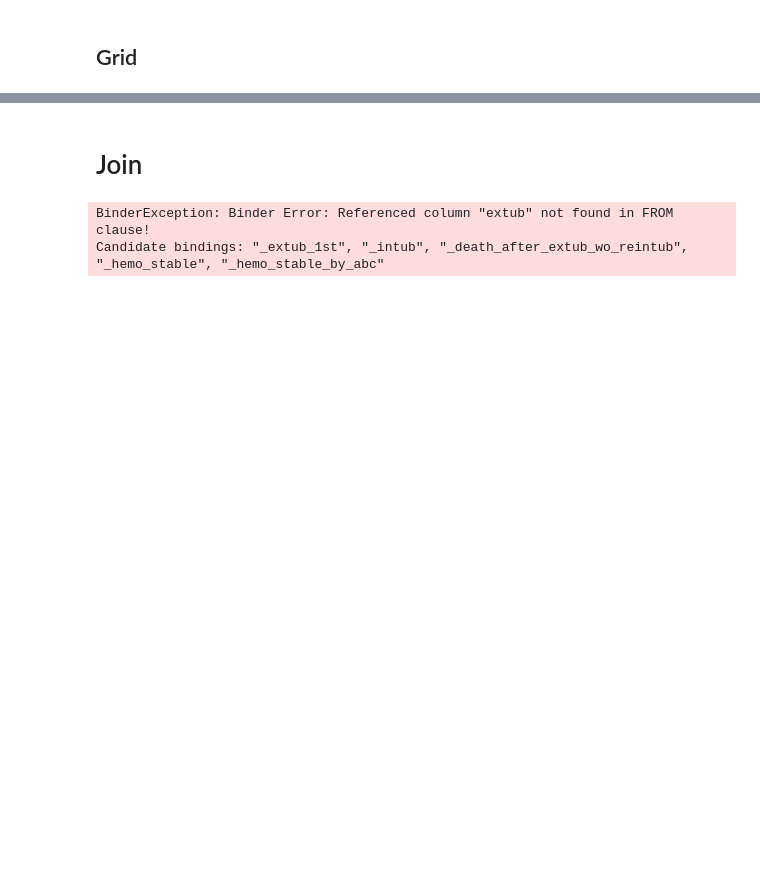
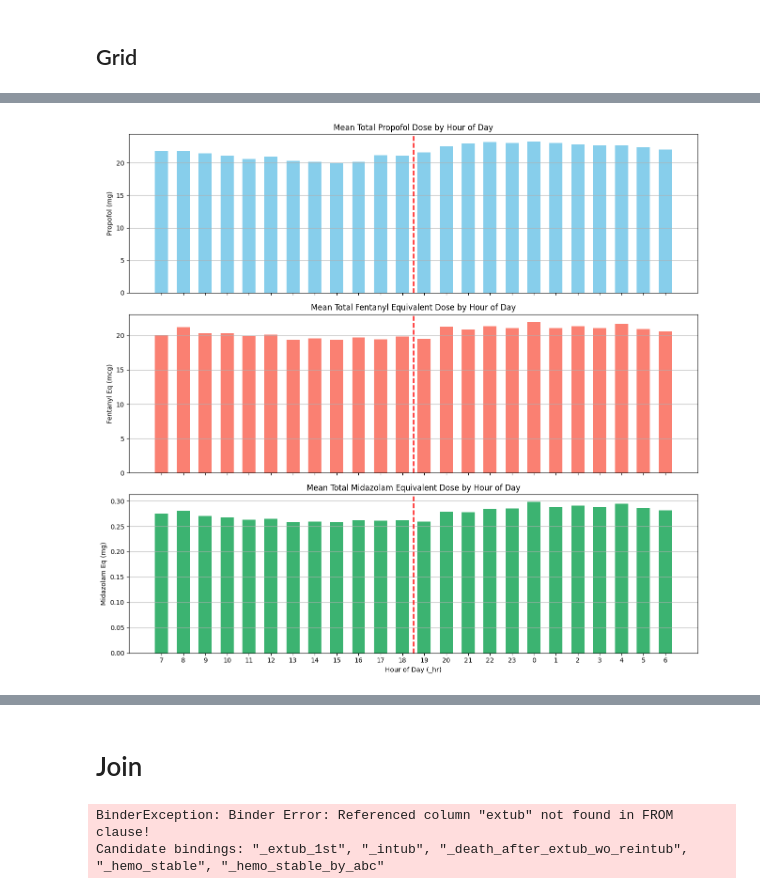
Before and after one commit to Common-Longitudinal-ICU-data-Format/CLIF-epi-of-sedation, a Jupyter notebook: code/sedation_sbt.ipynb, the cells around one changed output, grey strips where cells are left out. Drawn from its saved outputs; the diff is of its cells as text; code cells hidden in the pictures; blank space fills up the shorter version.

Commit message:
feat(sed): add viz of total dose by hr of day

```diff
--- a/code/sedation_sbt.ipynb
+++ b/code/sedation_sbt.ipynb
@@ -628,0 +765,80 @@ Query executed successfully.
+# %%
+q = """
+FROM sed_dose_by_hr
+SELECT _hr
+    , propofol_mg: AVG(propofol_mg_total)
+    , _fentanyl_eq_mcg: AVG(_fentanyl_eq_mcg_total)
+    , _midazolam_eq_mg: AVG(_midazolam_eq_mg_total)
+GROUP BY _hr
+ORDER BY _hr
+"""
+sed_dose_by_hr_of_day = duckdb.sql(q).df()
+# %%
+import matplotlib.pyplot as plt
+import numpy as np
+
+# Extract variables for plotting
+hours = sed_dose_by_hr_of_day['_hr']
+propofol = sed_dose_by_hr_of_day['propofol_mg']
+fentanyl_eq = sed_dose_by_hr_of_day['_fentanyl_eq_mcg']
+midazolam_eq = sed_dose_by_hr_of_day['_midazolam_eq_mg']
+
+# Reorder so that x-axis goes from 7,8,...,23,0,1,...,6
+desired_order = list(range(7, 24)) + list(range(0, 7))
+hours_ordered = []
+propofol_ordered = []
+fentanyl_eq_ordered = []
+midazolam_eq_ordered = []
+
+for h in desired_order:
+    if h in list(hours):
+        idx = list(hours).index(h)
+        hours_ordered.append(hours.iloc[idx])
+        propofol_ordered.append(propofol.iloc[idx])
+        fentanyl_eq_ordered.append(fentanyl_eq.iloc[idx])
+        midazolam_eq_ordered.append(midazolam_eq.iloc[idx])
+
+hours_ordered = np.array(hours_ordered)
+propofol_ordered = np.array(propofol_ordered)
+fentanyl_eq_ordered = np.array(fentanyl_eq_ordered)
+midazolam_eq_ordered = np.array(midazolam_eq_ordered)
+
+fig, axs = plt.subplots(3, 1, figsize=(13, 12), sharex=True)
+
+x = np.arange(len(hours_ordered))
+bar_width = 0.6
+
+# Propofol
+axs[0].bar(x, propofol_ordered, color='skyblue', width=bar_width)
+axs[0].set_ylabel('Propofol (mg)')
+axs[0].set_title('Mean Total Propofol Dose by Hour of Day')
+axs[0].grid(True, axis='y')
+
+# Fentanyl Eq
+axs[1].bar(x, fentanyl_eq_ordered, color='salmon', width=bar_width)
+axs[1].set_ylabel('Fentanyl Eq (mcg)')
+axs[1].set_title('Mean Total Fentanyl Equivalent Dose by Hour of Day')
+axs[1].grid(True, axis='y')
+
+# Midazolam Eq
+axs[2].bar(x, midazolam_eq_ordered, color='mediumseagreen', width=bar_width)
+axs[2].set_ylabel('Midazolam Eq (mg)')
+axs[2].set_title('Mean Total Midazolam Equivalent Dose by Hour of Day')
+axs[2].set_xlabel('Hour of Day (_hr)')
+axs[2].grid(True, axis='y')
+
+# Add cutoff lines at _hr=7 and _hr=19 to each axis (find their positions in the reordered hours)
+for ax in axs:
+    for cutoff in [19]:
+        if cutoff in hours_ordered:
+            cutoff_pos = np.where(hours_ordered == cutoff)[0][0]
+            ax.axvline(cutoff_pos - 0.5, color='red', linestyle='--', linewidth=2, alpha=0.8)
+        else:
+            insert_pos = np.searchsorted(hours_ordered, cutoff)
+            ax.axvline(insert_pos - 0.5, color='red', linestyle='--', linewidth=2, alpha=0.8)
+
+plt.xticks(x, hours_ordered.astype(int))
+plt.tight_layout()
+plt.show()
+# %% [output]
+[figure, added]
```
Also changed, not shown: parts of 21 cells of this notebook, 1 other file.
